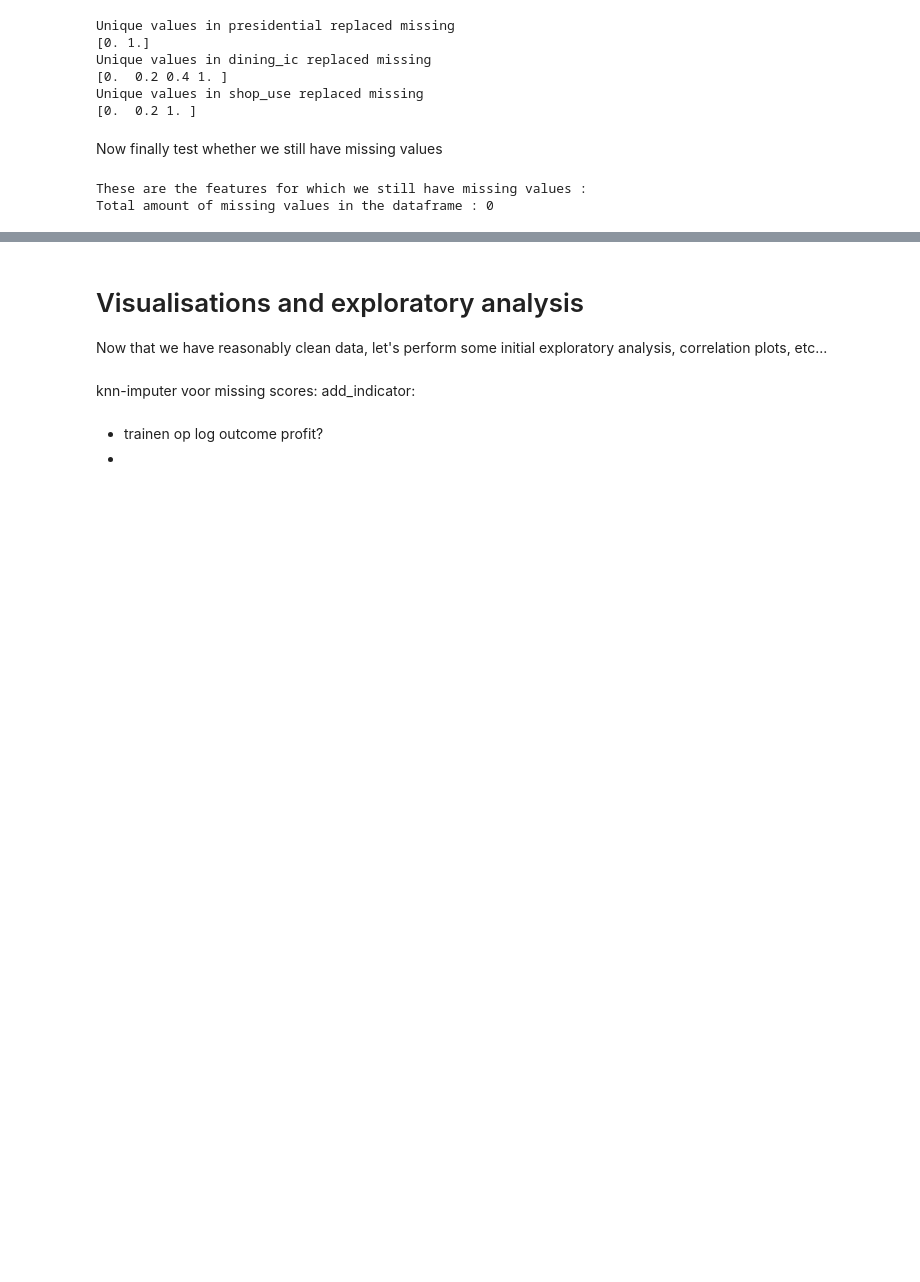
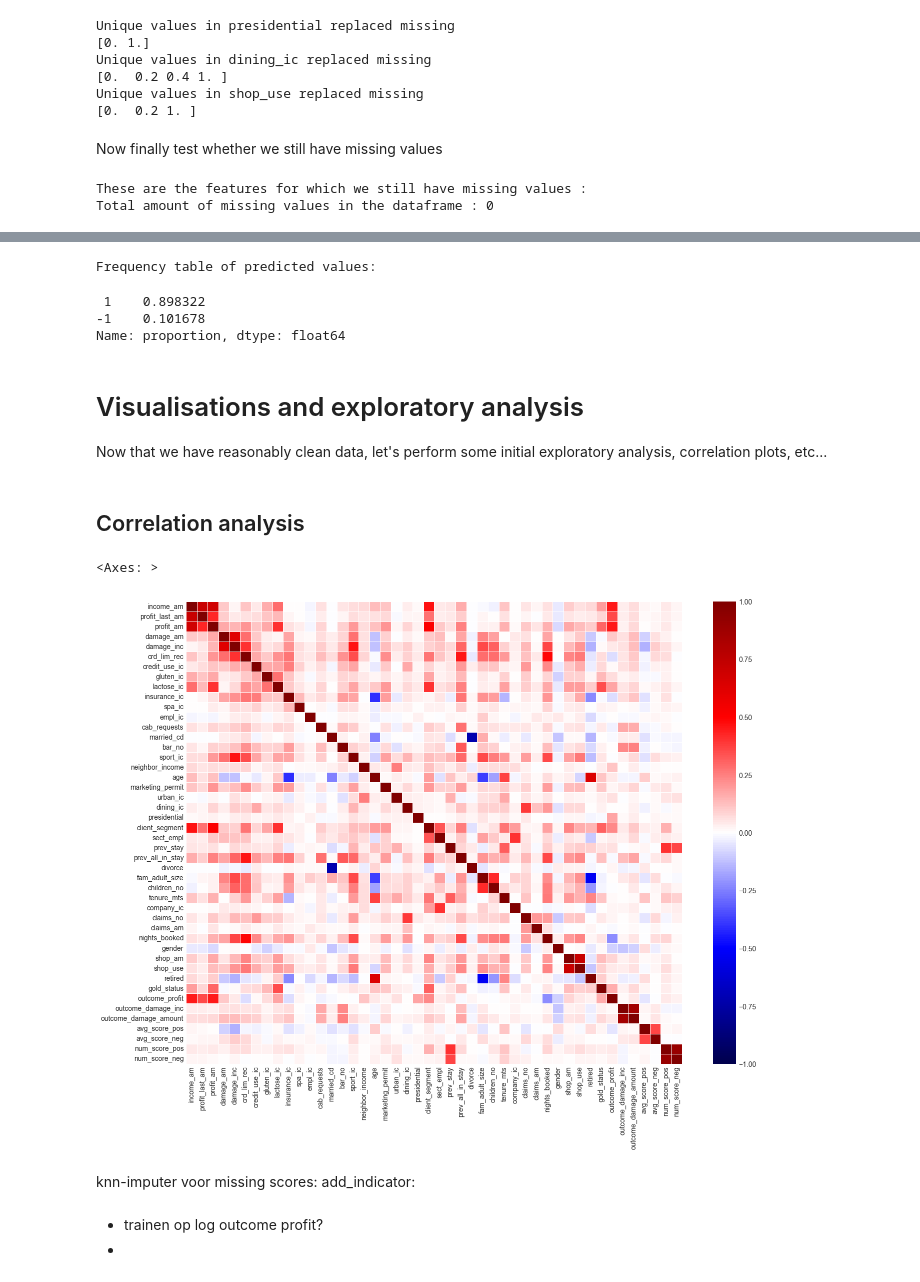
Before and after one commit to Marijkevandesteene/MachineLearning, a Jupyter notebook: ExamDataMining_Integrated.ipynb, the cells around one changed output, grey strips where cells are left out. Saved outputs shown, nothing was run; the diff lists cells and outputs as text; code cells hidden in the pictures; blank space fills up the shorter version.

```diff
--- a/ExamDataMining_Integrated.ipynb
+++ b/ExamDataMining_Integrated.ipynb
@@ -701,7 +773,47 @@ Now, before moving onwards, we still want to have a look to possible outliers in
+# %%
+# Can not handle missing values
+# Fitting default isolation forest for anomaly/outlier detection
+# Importing the correct class as usual
+from sklearn.ensemble import IsolationForest
+
+# Checking which hyperparameters are available
+# print(f"Hyperparamerters for IsolationForest class: {IsolationForest().get_params()}")
+
+# Initializing model
+if_model = IsolationForest(n_estimators=100, random_state=seed)
+
+# Fitting (only X data, because unsupervised)
+X_train_V2 = train_V2.drop(columns=['outcome_profit','outcome_damage_inc','outcome_damage_amount'], inplace=False)
+X_alldata = pd.concat([X_train_V2,score])
+
+if_model.fit(X=X_train_V2)
+
+# Predicting on the same data
+y_pred_train = if_model.predict(X=X_train_V2)
+
+# Checking frequency table of predicted values
+print('Frequency table of predicted values:')
+pd.Series(y_pred_train).value_counts(normalize=True)
+# %% [output]
+Frequency table of predicted values:
+ 1    0.898322
+-1    0.101678
+Name: proportion, dtype: float64
 # %% [markdown]
 # Visualisations and exploratory analysis
 
 Now that we have reasonably clean data, let's perform some initial exploratory analysis, correlation plots, etc...
+# %% [markdown]
+## Correlation analysis
+# %%
+# -- this plots the correlation matrix
+#    we adjusted the scale and colors a little to make the positive or negative correlations stand out, using the seismic colormap for this
+corrmat = train_V2.corr(numeric_only=True)
+plt.figure(figsize=(16, 12))
+sns.heatmap(corrmat, vmin=-1, vmax=1, center=0, cmap="seismic",  linewidth=.5)
+# %% [output]
+<Axes: >
+[figure, added]
 # %%
 # The outcome to maximize is profit - damage
 
```
Also changed, not shown: parts of 19 cells of this notebook.
